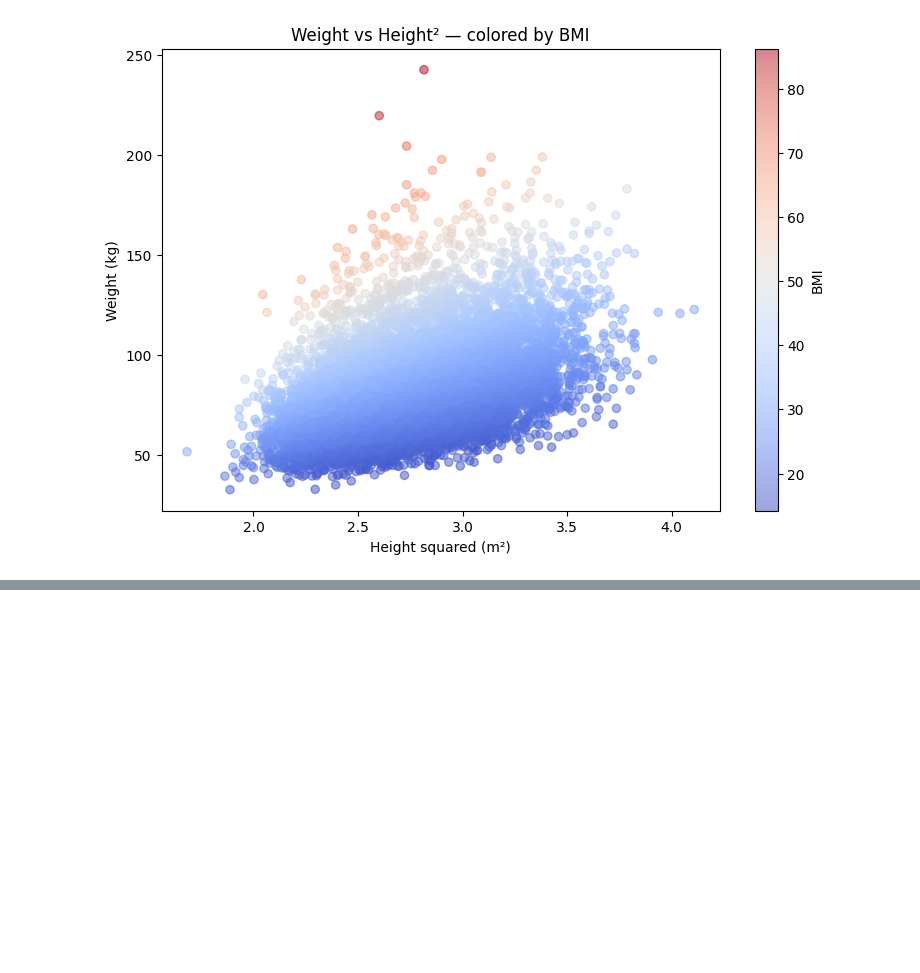
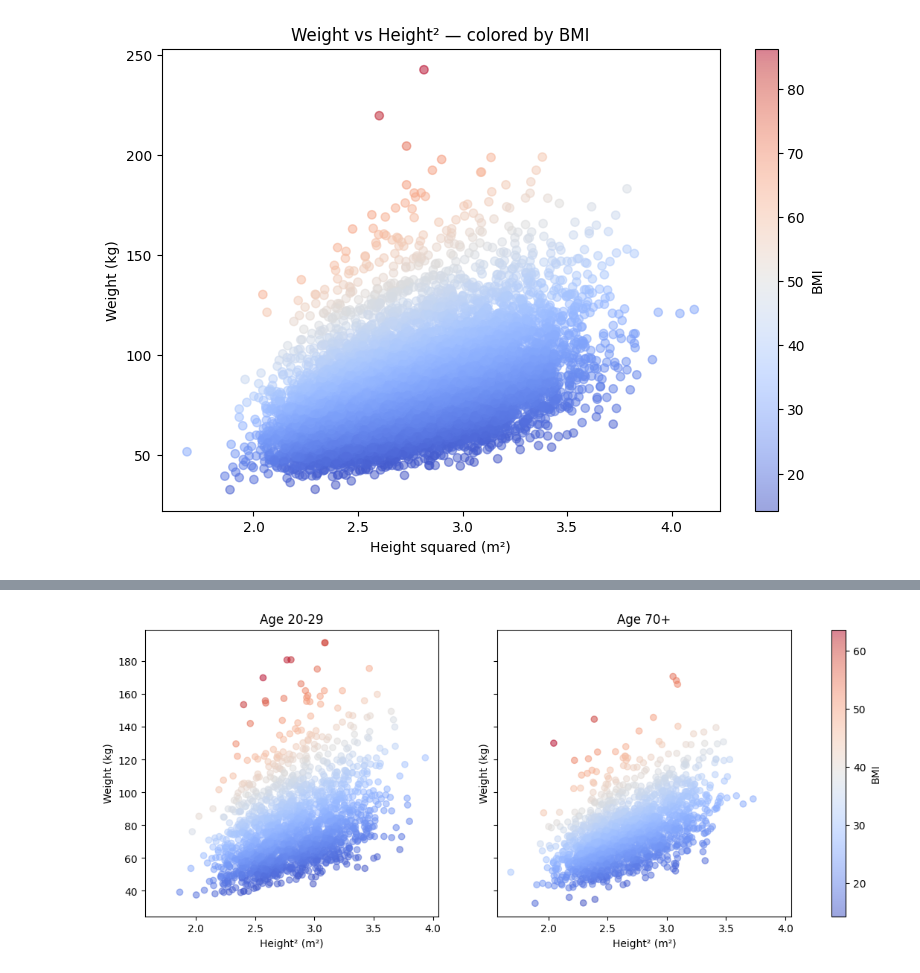
Before and after one commit to tejasabert/NHANES_FTI, a Jupyter notebook: TejasAbert_NHANESFTI_Project.ipynb, the cells around one changed output, grey strips where cells are left out. Cells and saved outputs as stored; diff of their text form; code cells hidden in the pictures; blank space fills up the shorter version.

```diff
--- a/TejasAbert_NHANESFTI_Project.ipynb
+++ b/TejasAbert_NHANESFTI_Project.ipynb
@@ -291,0 +354,19 @@ plt.show()
+# %%
+import matplotlib.pyplot as plt
+
+young = df[df['AgeGroup']=='20-29']
+old = df[df['AgeGroup']=='70+']
+
+fig, axes = plt.subplots(1, 2, figsize=(14,5), sharex=True, sharey=True)
+
+for ax, subset, title in zip(axes, [young, old], ['Age 20-29', 'Age 70+']):
+    sc = ax.scatter(subset['Height_sq'], subset['Weight_kg'],
+                    c=subset['BMI'], cmap='coolwarm', alpha=0.5)
+    ax.set_title(title)
+    ax.set_xlabel('Height² (m²)')
+    ax.set_ylabel('Weight (kg)')
+
+fig.colorbar(sc, ax=axes, label='BMI')
+plt.show()
+# %% [output]
+[figure, added]
```
Also changed, not shown: parts of 7 cells of this notebook.
